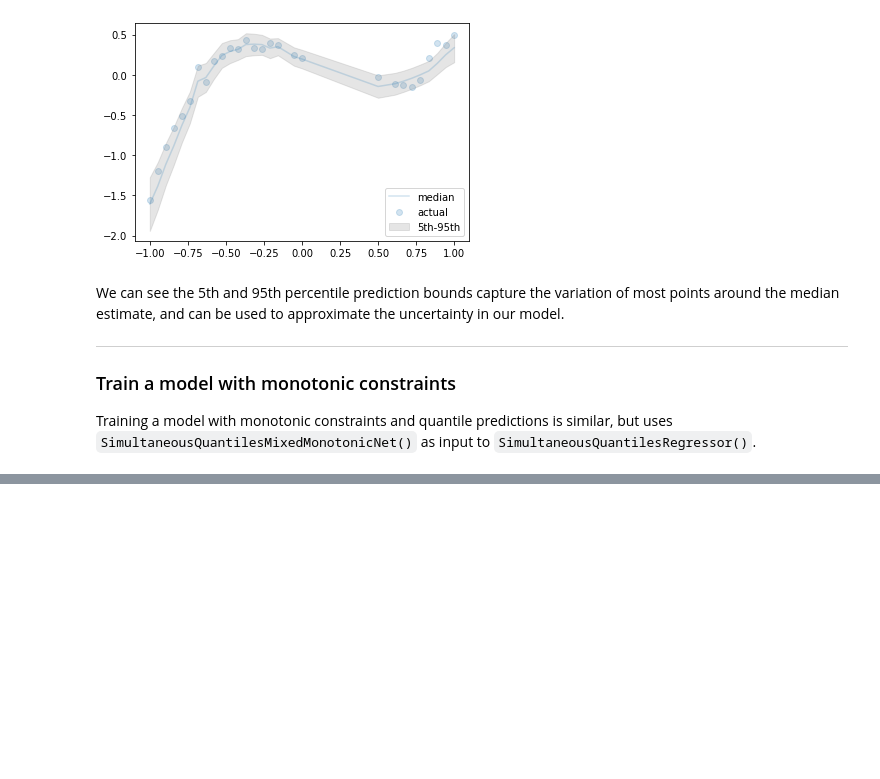
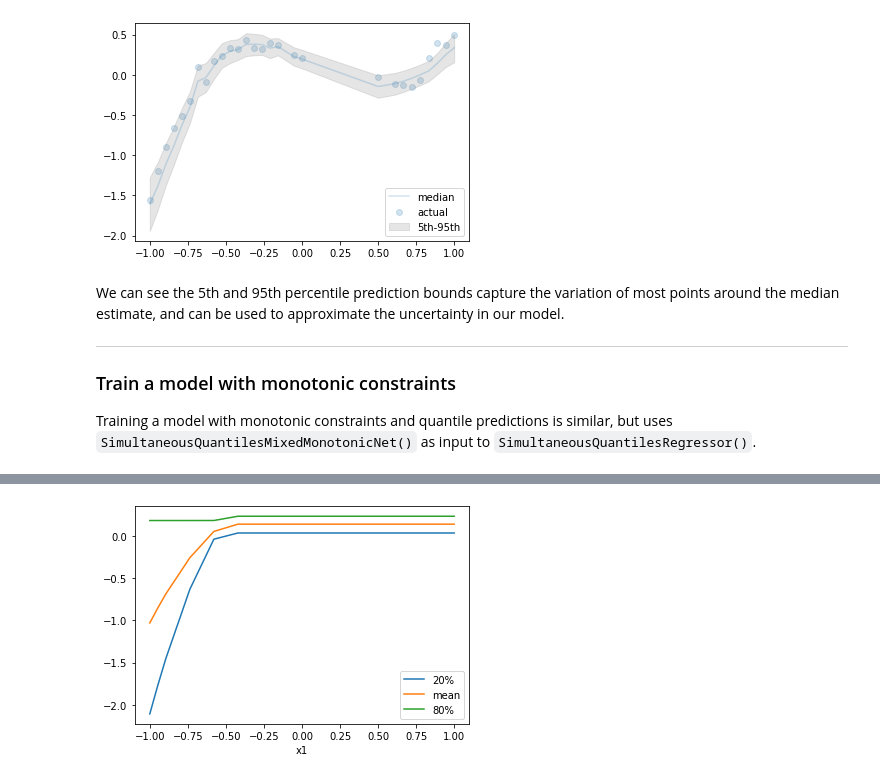
Before and after one commit to djarpin/tabularasa, a Jupyter notebook: examples/simultaneous_quantiles.ipynb, the cells around one changed output, grey strips where cells are left out. Saved outputs shown, nothing was run; the diff lists cells and outputs as text; code cells hidden in the pictures; blank space fills up the shorter version.

Commit message:
FIXED: bug in simultaneous quantiles example

```diff
--- a/examples/simultaneous_quantiles.ipynb
+++ b/examples/simultaneous_quantiles.ipynb
@@ -215,0 +226,19 @@ plt.show()
+# %%
+quantiles = [0.01, 0.05, 0.1, 0.2, 0.3, 0.4, 0.6, 0.7, 0.8, 0.9, 0.95, 0.99]
+# %%
+results = []
+for q in np.quantile(df['x1'], quantiles):
+    dfc = df.copy()
+    dfc['x1'] = q
+    dfc['x1'] = dfc['x1'].astype('float32')
+    p = model.predict({'X_monotonic': dfc[['x1', 'x2']].values,
+                       'X_non_monotonic': dfc[['x3', 'x4']].values})
+    p = pd.DataFrame(pd.Series(p[:, 0]).describe(percentiles=quantiles)).T
+    p['x1'] = q
+    results.append(p)
+results = pd.concat(results, axis=0)
+# %%
+results.plot(x='x1', y=['20%', 'mean', '80%'])
+plt.show()
+# %% [output]
+[figure, added]
```
Also changed, not shown: parts of 9 cells of this notebook.
